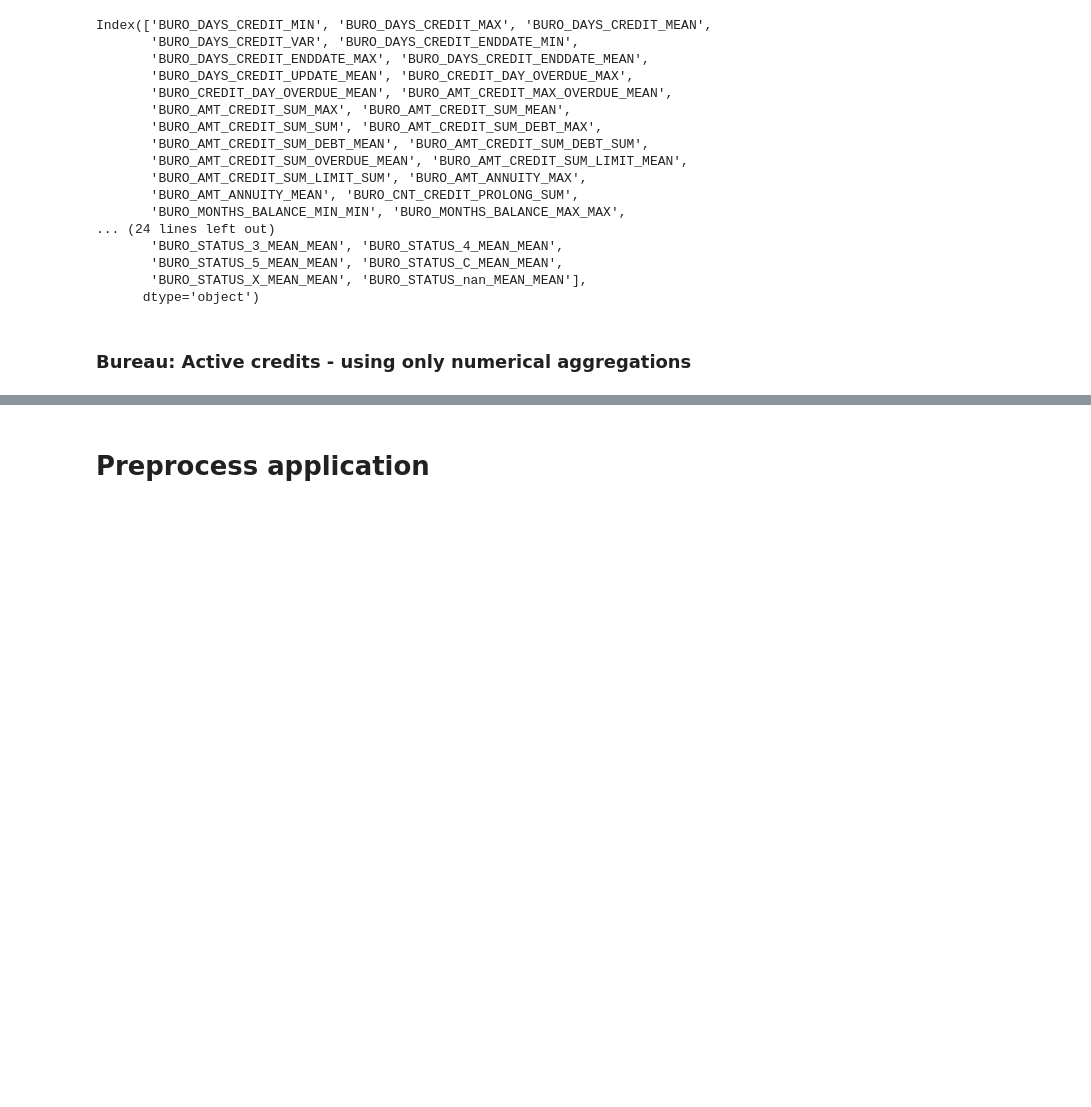
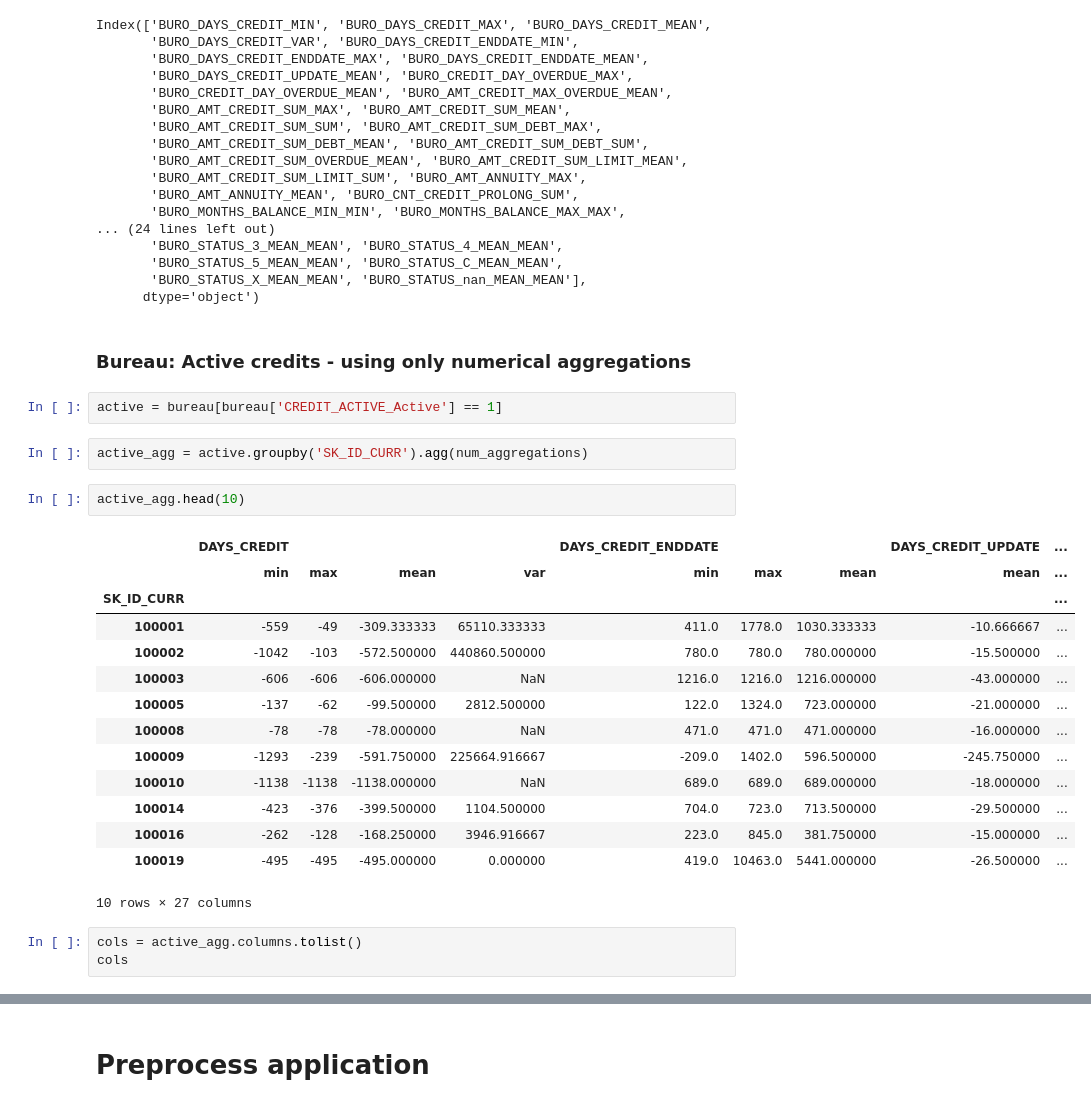
Before and after one commit to hannah-montana/HomeCredit, a Jupyter notebook: code/LightGBM_score_0.79576.ipynb, the cells around one changed output, grey strips where cells are left out. Drawn from its saved outputs; the diff is of its cells as text; blank space fills up the shorter version.

```diff
--- a/code/LightGBM_score_0.79576.ipynb
+++ b/code/LightGBM_score_0.79576.ipynb
@@ -338,3 +334,27 @@ Index(['BURO_DAYS_CREDIT_MIN', 'BURO_DAYS_CREDIT_MAX', 'BURO_DAYS_CREDIT_MEAN',
       dtype='object')
 # %% [markdown]
 ###  Bureau: Active credits - using only numerical aggregations
+# %%
+active = bureau[bureau['CREDIT_ACTIVE_Active'] == 1]
+# %%
+active_agg = active.groupby('SK_ID_CURR').agg(num_aggregations)
+# %%
+active_agg.head(10)
+# %% [output]
+|  | DAYS_CREDIT |  |  |  | DAYS_CREDIT_ENDDATE |  |  | DAYS_CREDIT_UPDATE | ... |
+|  | min | max | mean | var | min | max | mean | mean | ... |
+| SK_ID_CURR |  |  |  |  |  |  |  |  | ... |
+| 100001 | -559 | -49 | -309.333333 | 65110.333333 | 411.0 | 1778.0 | 1030.333333 | -10.666667 | ... |
+| 100002 | -1042 | -103 | -572.500000 | 440860.500000 | 780.0 | 780.0 | 780.000000 | -15.500000 | ... |
+| 100003 | -606 | -606 | -606.000000 | NaN | 1216.0 | 1216.0 | 1216.000000 | -43.000000 | ... |
+| 100005 | -137 | -62 | -99.500000 | 2812.500000 | 122.0 | 1324.0 | 723.000000 | -21.000000 | ... |
+| 100008 | -78 | -78 | -78.000000 | NaN | 471.0 | 471.0 | 471.000000 | -16.000000 | ... |
+| 100009 | -1293 | -239 | -591.750000 | 225664.916667 | -209.0 | 1402.0 | 596.500000 | -245.750000 | ... |
+| 100010 | -1138 | -1138 | -1138.000000 | NaN | 689.0 | 689.0 | 689.000000 | -18.000000 | ... |
+| 100014 | -423 | -376 | -399.500000 | 1104.500000 | 704.0 | 723.0 | 713.500000 | -29.500000 | ... |
+| 100016 | -262 | -128 | -168.250000 | 3946.916667 | 223.0 | 845.0 | 381.750000 | -15.000000 | ... |
+| 100019 | -495 | -495 | -495.000000 | 0.000000 | 419.0 | 10463.0 | 5441.000000 | -26.500000 | ... |
+10 rows × 27 columns
+# %%
+cols = active_agg.columns.tolist()
+cols
```
Also changed, not shown: parts of 69 cells of this notebook.
